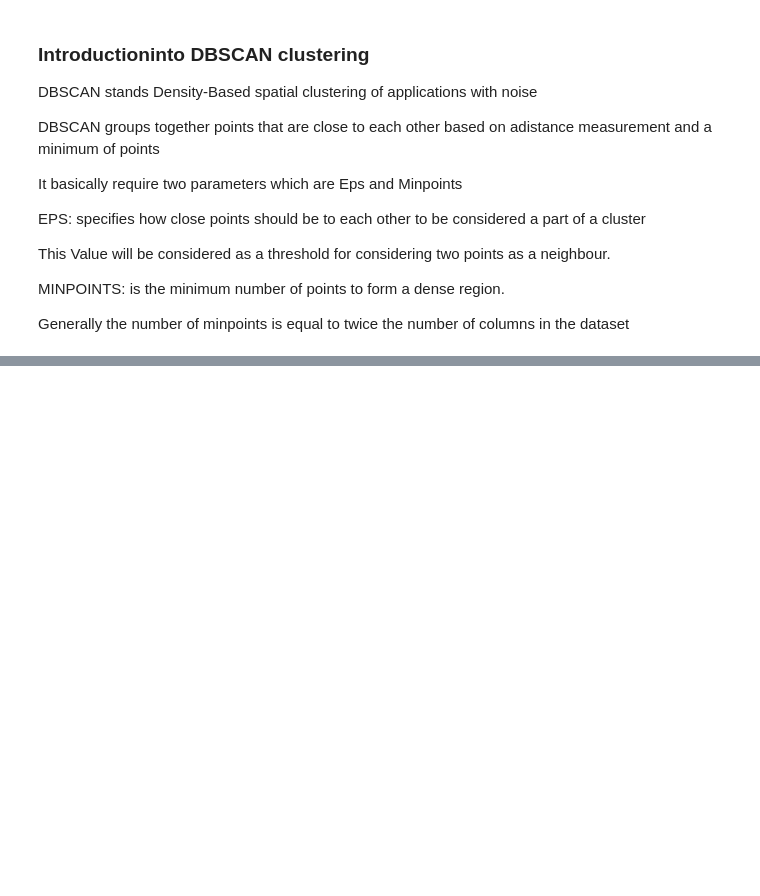
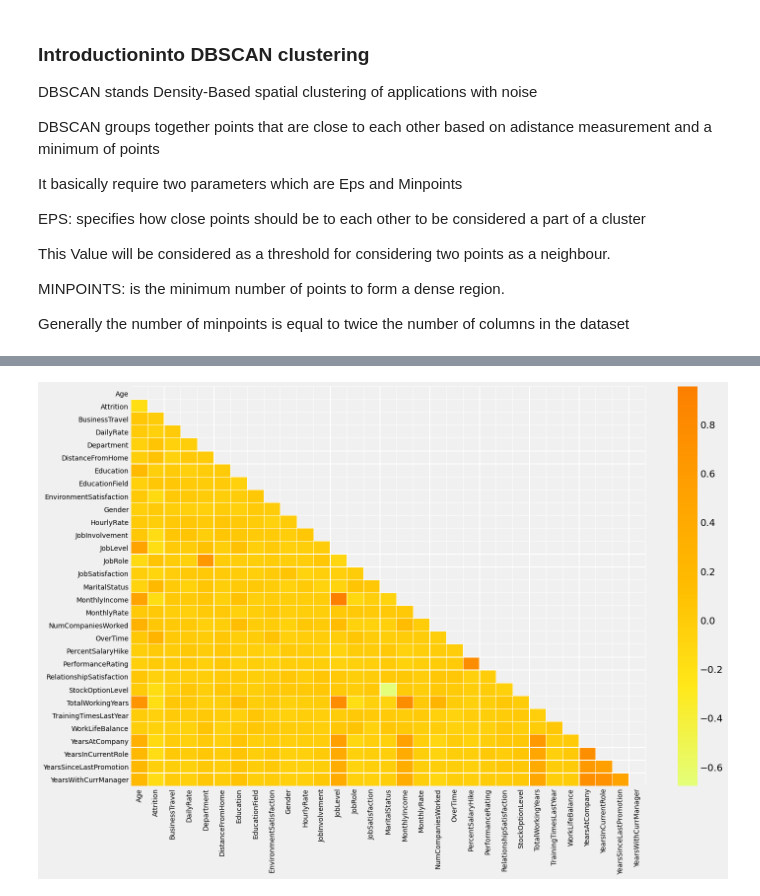
Before and after one commit to Lawal0abdulazeez/Unsupervised-ML-Note, a Jupyter notebook: Unsupervised Learning Note .ipynb, the cells around one changed output, grey strips where cells are left out. Saved outputs shown, nothing was run; the diff lists cells and outputs as text; code cells hidden in the pictures; blank space fills up the shorter version.

```diff
--- a/Unsupervised Learning Note .ipynb
+++ b/Unsupervised Learning Note .ipynb
@@ -415,0 +520,5 @@ Generally the number of minpoints is equal to twice the number of columns in the
+# %%
+data = pd.read_csv('Employee_Data.csv')
+
+# lets check the shape of the dataset
+data.shape
@@ -415,0 +607,27 @@ Generally the number of minpoints is equal to twice the number of columns in the
+# %%
+from sklearn.preprocessing import LabelEncoder
+
+# Assuming 'BusinessTravel' is a categorical column in your DataFrame 'data'
+le = LabelEncoder()
+le.fit(data['BusinessTravel'])
+data['BusinessTravel'] = le.transform(data['BusinessTravel'])
+
+le.fit(data['Department'])
+data['Department'] = le.transform(data['Department'])
+
+le.fit(data['EducationField'])
+data['EducationField'] = le.transform(data['EducationField'])
+
+le.fit(data['Gender'])
+data['Gender'] = le.transform(data['Gender'])
+
+le.fit(data['JobRole'])
+data['JobRole'] = le.transform(data['JobRole'])
+
+le.fit(data['MaritalStatus'])
+data['MaritalStatus'] = le.transform(data['MaritalStatus'])
+
+le.fit(data['OverTime'])
+data['OverTime'] = le.transform(data['OverTime'])
+
+data.select_dtypes('object').columns
@@ -415,0 +722,12 @@ Generally the number of minpoints is equal to twice the number of columns in the
+# %%
+plt.rcParams['figure.figsize'] = (15, 10)
+plt.style.use('fivethirtyeight')
+
+corr = data.corr()
+mask = np.triu(np.ones_like(corr, dtype=bool))
+sns.heatmap(corr, mask=mask, cmap='Wistia', linewidths=0.2)
+plt.xticks(fontsize = 10)
+plt.yticks(fontsize = 10)
+plt.show()
+# %% [output]
+[figure, added]
```
Also changed, not shown: parts of 56 cells of this notebook, 1 other file.
